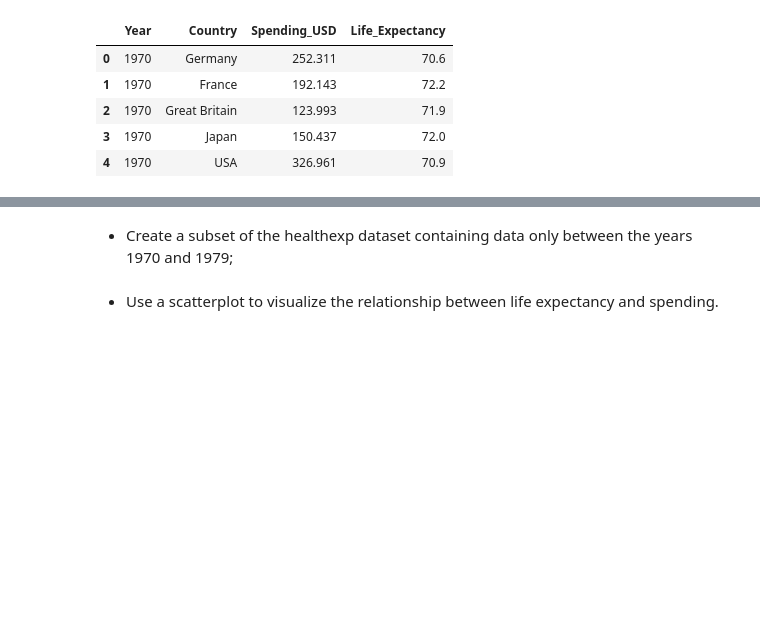
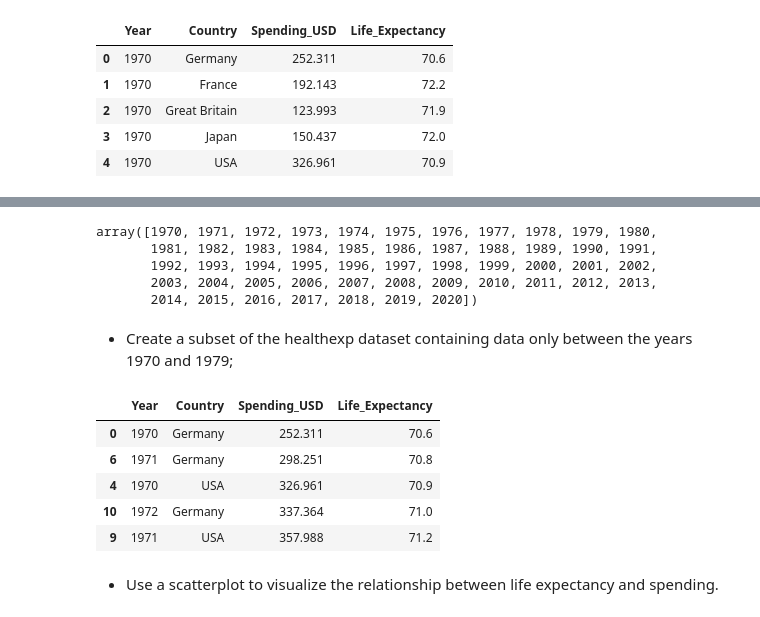
Before and after one commit to lina-usc/scinbre-python-2025, a Jupyter notebook: Day5_matplotlib_seaborn/day5_with_answers.ipynb, the cells around one changed output, grey strips where cells are left out. Drawn from its saved outputs; the diff is of its cells as text; code cells hidden in the pictures; blank space fills up the shorter version.

```diff
--- a/Day5_matplotlib_seaborn/day5_with_answers.ipynb
+++ b/Day5_matplotlib_seaborn/day5_with_answers.ipynb
@@ -36,7 +56,28 @@ healthexp.head(5)
+# %%
+#to see the different values for categorical variable Year
+healthexp['Year'].unique()
+# %% [output]
+array([1970, 1971, 1972, 1973, 1974, 1975, 1976, 1977, 1978, 1979, 1980,
+       1981, 1982, 1983, 1984, 1985, 1986, 1987, 1988, 1989, 1990, 1991,
+       1992, 1993, 1994, 1995, 1996, 1997, 1998, 1999, 2000, 2001, 2002,
+       2003, 2004, 2005, 2006, 2007, 2008, 2009, 2010, 2011, 2012, 2013,
+       2014, 2015, 2016, 2017, 2018, 2019, 2020])
 # %% [markdown]
 * Create a subset of the healthexp dataset containing data only between the years 1970 and 1979;
 # %%
-healthexp_subset = healthexp[(healthexp['Year']< 1980)]
+healthexp_1970_79 = healthexp[healthexp['Year']<1980]
+# %%
+#If you would like to sort by life expectancy
+#(https://www.geeksforgeeks.org/how-to-sort-pandas-dataframe/)
+
+healthexp_1970_79.sort_values(by='Life_Expectancy').head()
+# %% [output]
+|  | Year | Country | Spending_USD | Life_Expectancy |
+| 0 | 1970 | Germany | 252.311 | 70.6 |
+| 6 | 1971 | Germany | 298.251 | 70.8 |
+| 4 | 1970 | USA | 326.961 | 70.9 |
+| 10 | 1972 | Germany | 337.364 | 71.0 |
+| 9 | 1971 | USA | 357.988 | 71.2 |
 # %% [markdown]
 * Use a scatterplot to visualize the relationship between life expectancy and spending.
 # %%
```
Also changed, not shown: parts of 18 cells of this notebook.
